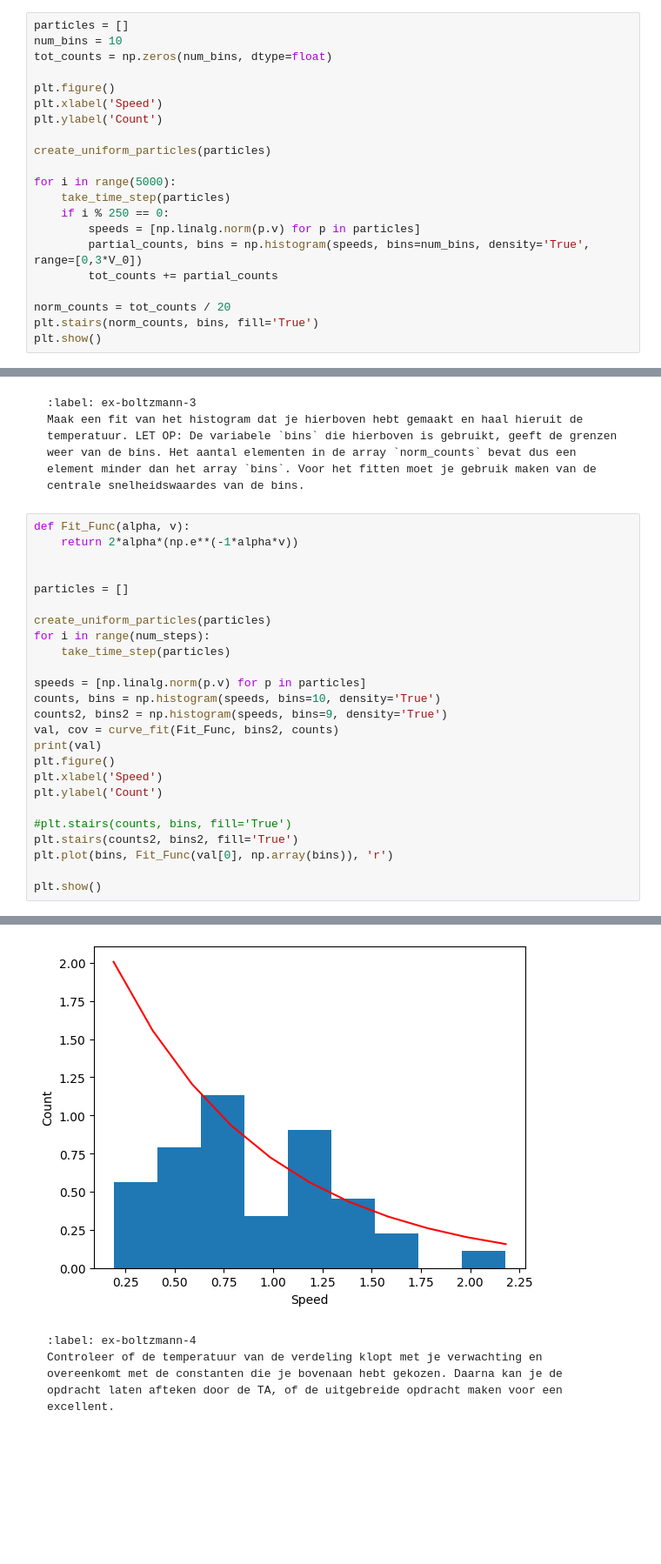
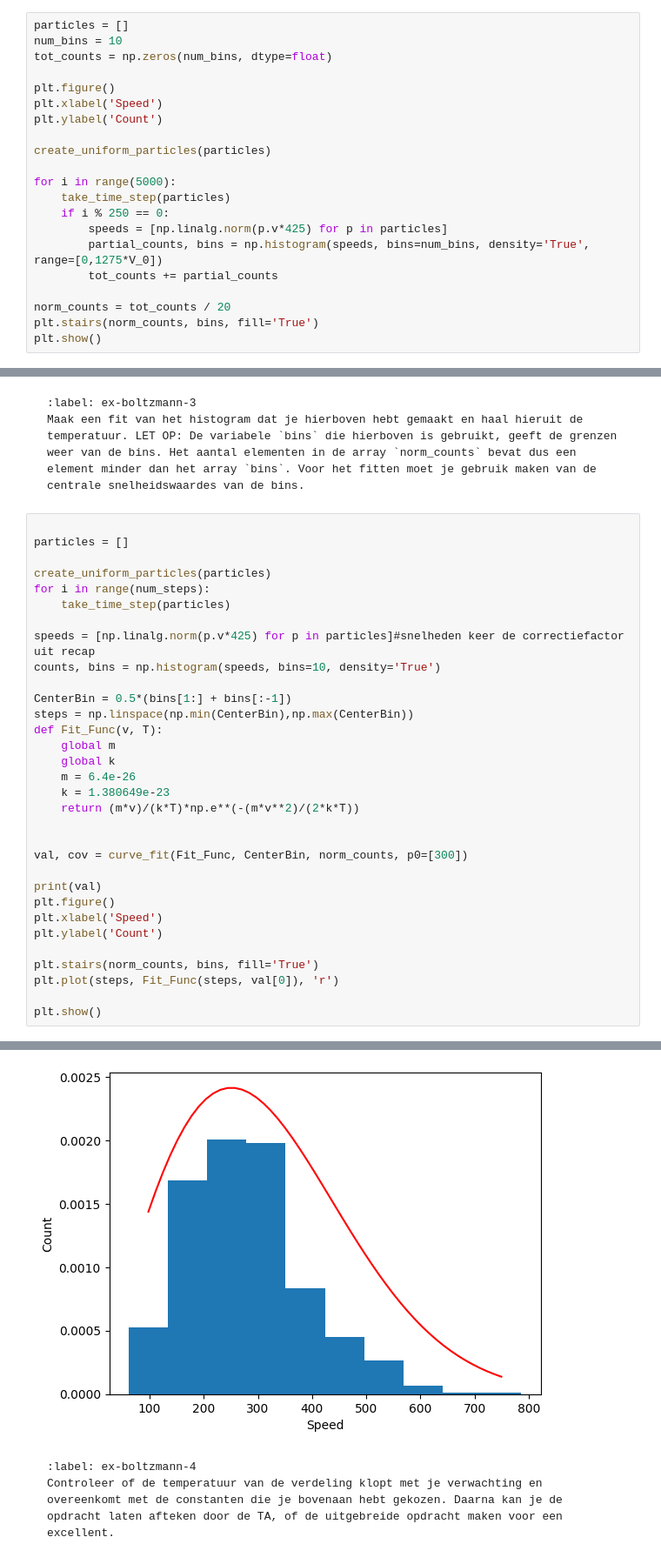
Before and after one commit to Peppertje/Thermolab-TN-L-P, a Jupyter notebook: Content/PySim/6_boltzmann.ipynb, the cells around one changed output, grey strips where cells are left out. Shown at 87% size. Saved outputs shown, nothing was run; the diff lists cells and outputs as text; blank space fills up the shorter version.

````diff
--- a/Content/PySim/6_boltzmann.ipynb
+++ b/Content/PySim/6_boltzmann.ipynb
@@ -247,8 +249,8 @@ create_uniform_particles(particles)
 for i in range(5000):
     take_time_step(particles)
     if i % 250 == 0:
-        speeds = [np.linalg.norm(p.v) for p in particles]
-        partial_counts, bins = np.histogram(speeds, bins=num_bins, density='True', range=[0,3*V_0])
+        speeds = [np.linalg.norm(p.v*425) for p in particles]
+        partial_counts, bins = np.histogram(speeds, bins=num_bins, density='True', range=[0,1275*V_0])
         tot_counts += partial_counts
 
 norm_counts = tot_counts / 20
@@ -344,9 +346,6 @@ $$
 Maak een fit van het histogram dat je hierboven hebt gemaakt en haal hieruit de temperatuur. LET OP: De variabele `bins` die hierboven is gebruikt, geeft de grenzen weer van de bins. Het aantal elementen in de array `norm_counts` bevat dus een element minder dan het array `bins`. Voor het fitten moet je gebruik maken van de centrale snelheidswaardes van de bins.
 ```
 # %%
-def Fit_Func(alpha, v):
-    return 2*alpha*(np.e**(-1*alpha*v))
-
 
 particles = []
 
@@ -354,18 +353,28 @@ create_uniform_particles(particles)
 for i in range(num_steps):
     take_time_step(particles)
 
-speeds = [np.linalg.norm(p.v) for p in particles]
+speeds = [np.linalg.norm(p.v*425) for p in particles]#snelheden keer de correctiefactor uit recap
 counts, bins = np.histogram(speeds, bins=10, density='True')
-counts2, bins2 = np.histogram(speeds, bins=9, density='True')
-val, cov = curve_fit(Fit_Func, bins2, counts)
+
+CenterBin = 0.5*(bins[1:] + bins[:-1])
+steps = np.linspace(np.min(CenterBin),np.max(CenterBin))
+def Fit_Func(v, T):
+    global m
+    global k
+    m = 6.4e-26
+    k = 1.380649e-23
+    return (m*v)/(k*T)*np.e**(-(m*v**2)/(2*k*T))
+
+
+val, cov = curve_fit(Fit_Func, CenterBin, norm_counts, p0=[300])
+
 print(val)
 plt.figure()
 plt.xlabel('Speed')
 plt.ylabel('Count')
 
-#plt.stairs(counts, bins, fill='True')
-plt.stairs(counts2, bins2, fill='True')
-plt.plot(bins, Fit_Func(val[0], np.array(bins)), 'r')
+plt.stairs(norm_counts, bins, fill='True')
+plt.plot(steps, Fit_Func(steps, val[0]), 'r')
 
 plt.show()
 # %% [output]
@@ -373,4 +382,4 @@ plt.show()
-[figure, old version]
+[figure, new version]
 # %% [markdown]
 ```{exercise}
 :label: ex-boltzmann-4
````
Also changed, not shown: parts of 5 cells of this notebook.
